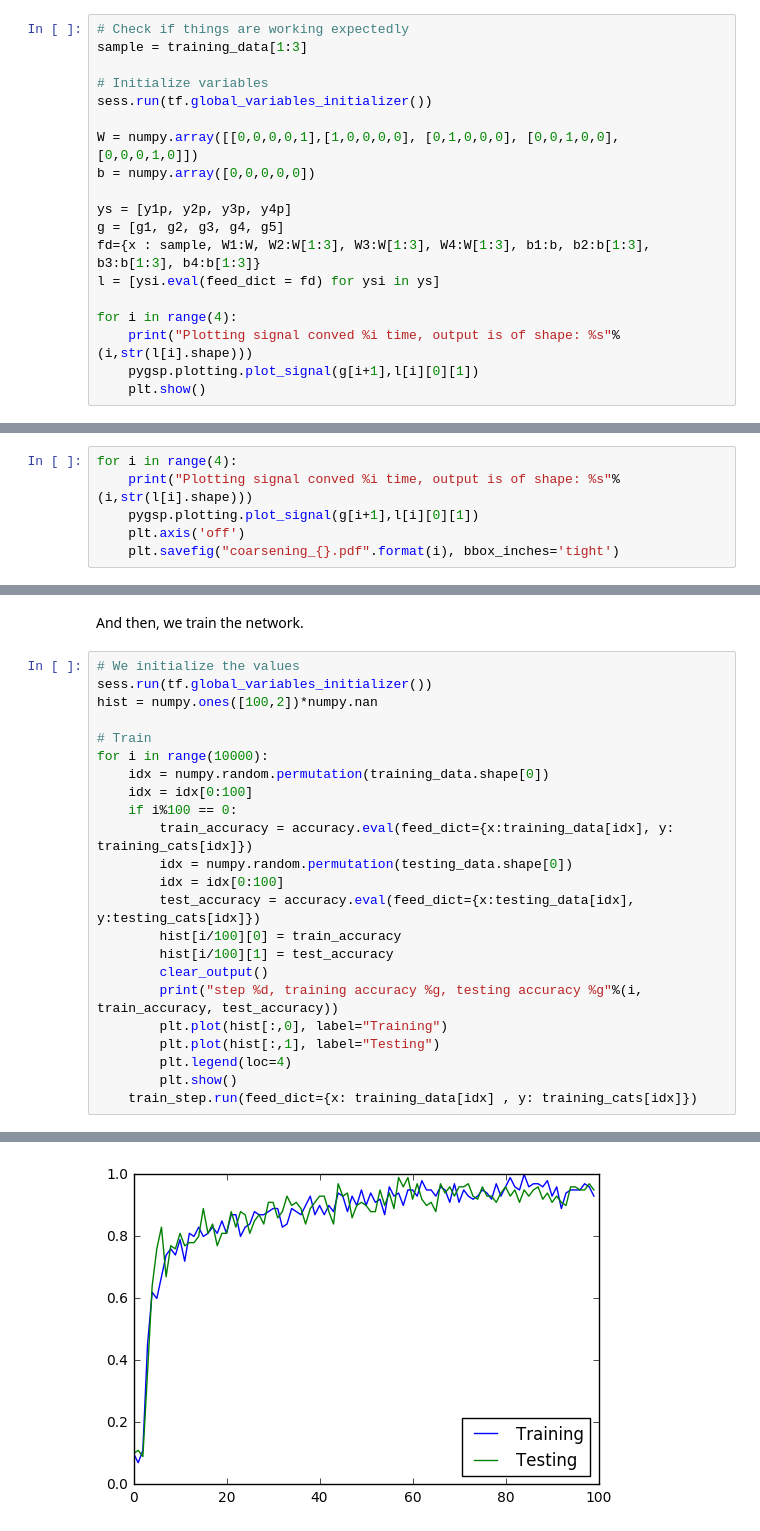
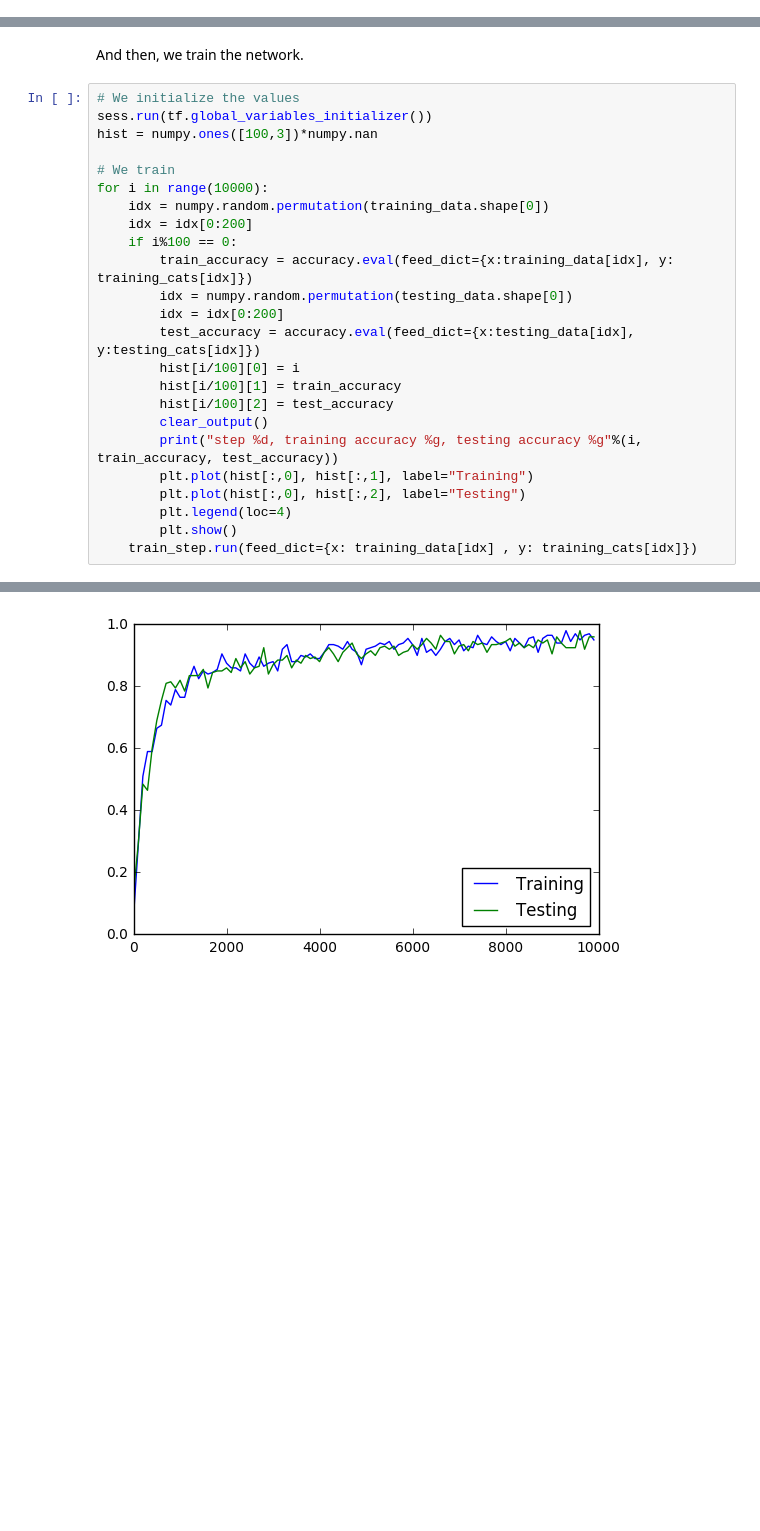
Before and after one commit to ctiennot/graphConvNet, a Jupyter notebook: notebooks/4_mnist_classifier.ipynb, the cells around one changed output, grey strips where cells are left out. Cells and saved outputs as stored; diff of their text form; blank space fills up the shorter version.

```diff
--- a/notebooks/4_mnist_classifier.ipynb
+++ b/notebooks/4_mnist_classifier.ipynb
@@ -363,19 +295,0 @@ To verify that a signal is pooled according to our intuition, we plot pooled sig
-# %%
-# Check if things are working expectedly
-sample = training_data[1:3]
-
-# Initialize variables
-sess.run(tf.global_variables_initializer())
-
-W = numpy.array([[0,0,0,0,1],[1,0,0,0,0], [0,1,0,0,0], [0,0,1,0,0], [0,0,0,1,0]])
-b = numpy.array([0,0,0,0,0])
-
-ys = [y1p, y2p, y3p, y4p]
-g = [g1, g2, g3, g4, g5]
-fd={x : sample, W1:W, W2:W[1:3], W3:W[1:3], W4:W[1:3], b1:b, b2:b[1:3], b3:b[1:3], b4:b[1:3]}
-l = [ysi.eval(feed_dict = fd) for ysi in ys]
-
-for i in range(4):
-    print("Plotting signal conved %i time, output is of shape: %s"%(i,str(l[i].shape)))
-    pygsp.plotting.plot_signal(g[i+1],l[i][0][1])
-    plt.show()
@@ -395,6 +295,0 @@ Plotting signal conved 3 time, output is of shape: (2, 40, 70)
-# %%
-for i in range(4):
-    print("Plotting signal conved %i time, output is of shape: %s"%(i,str(l[i].shape)))
-    pygsp.plotting.plot_signal(g[i+1],l[i][0][1])
-    plt.axis('off')
-    plt.savefig("coarsening_{}.pdf".format(i), bbox_inches='tight')
@@ -424,23 +309,24 @@ And then, we train the network.
 # %%
 # We initialize the values
 sess.run(tf.global_variables_initializer())
-hist = numpy.ones([100,2])*numpy.nan
+hist = numpy.ones([100,3])*numpy.nan
 
-# Train
+# We train
 for i in range(10000):
     idx = numpy.random.permutation(training_data.shape[0])
-    idx = idx[0:100]
+    idx = idx[0:200]
     if i%100 == 0:
         train_accuracy = accuracy.eval(feed_dict={x:training_data[idx], y: training_cats[idx]})
         idx = numpy.random.permutation(testing_data.shape[0])
-        idx = idx[0:100]
+        idx = idx[0:200]
         test_accuracy = accuracy.eval(feed_dict={x:testing_data[idx], y:testing_cats[idx]})
-        hist[i/100][0] = train_accuracy
-        hist[i/100][1] = test_accuracy
+        hist[i/100][0] = i
+        hist[i/100][1] = train_accuracy
+        hist[i/100][2] = test_accuracy
         clear_output()
         print("step %d, training accuracy %g, testing accuracy %g"%(i, train_accuracy, test_accuracy))
-        plt.plot(hist[:,0], label="Training")
-        plt.plot(hist[:,1], label="Testing")
+        plt.plot(hist[:,0], hist[:,1], label="Training")
+        plt.plot(hist[:,0], hist[:,2], label="Testing")
         plt.legend(loc=4)
         plt.show()
     train_step.run(feed_dict={x: training_data[idx] , y: training_cats[idx]})
@@ -449 +335 @@ step 9900, training accuracy 0.93, testing accuracy 0.95
-[figure, old version]
+[figure, new version]
```
Also changed, not shown: parts of 10 cells of this notebook, 4 other files.
